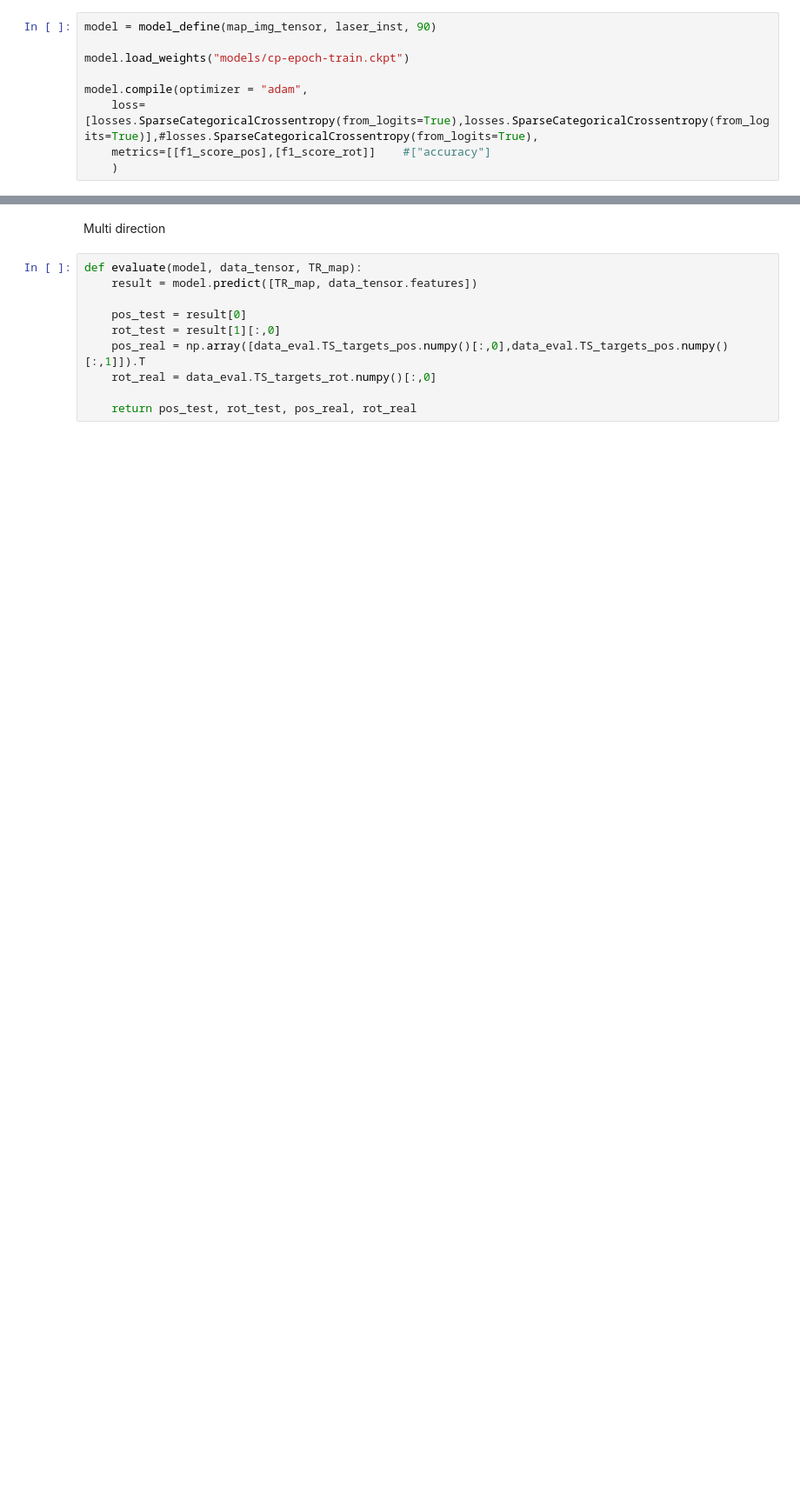
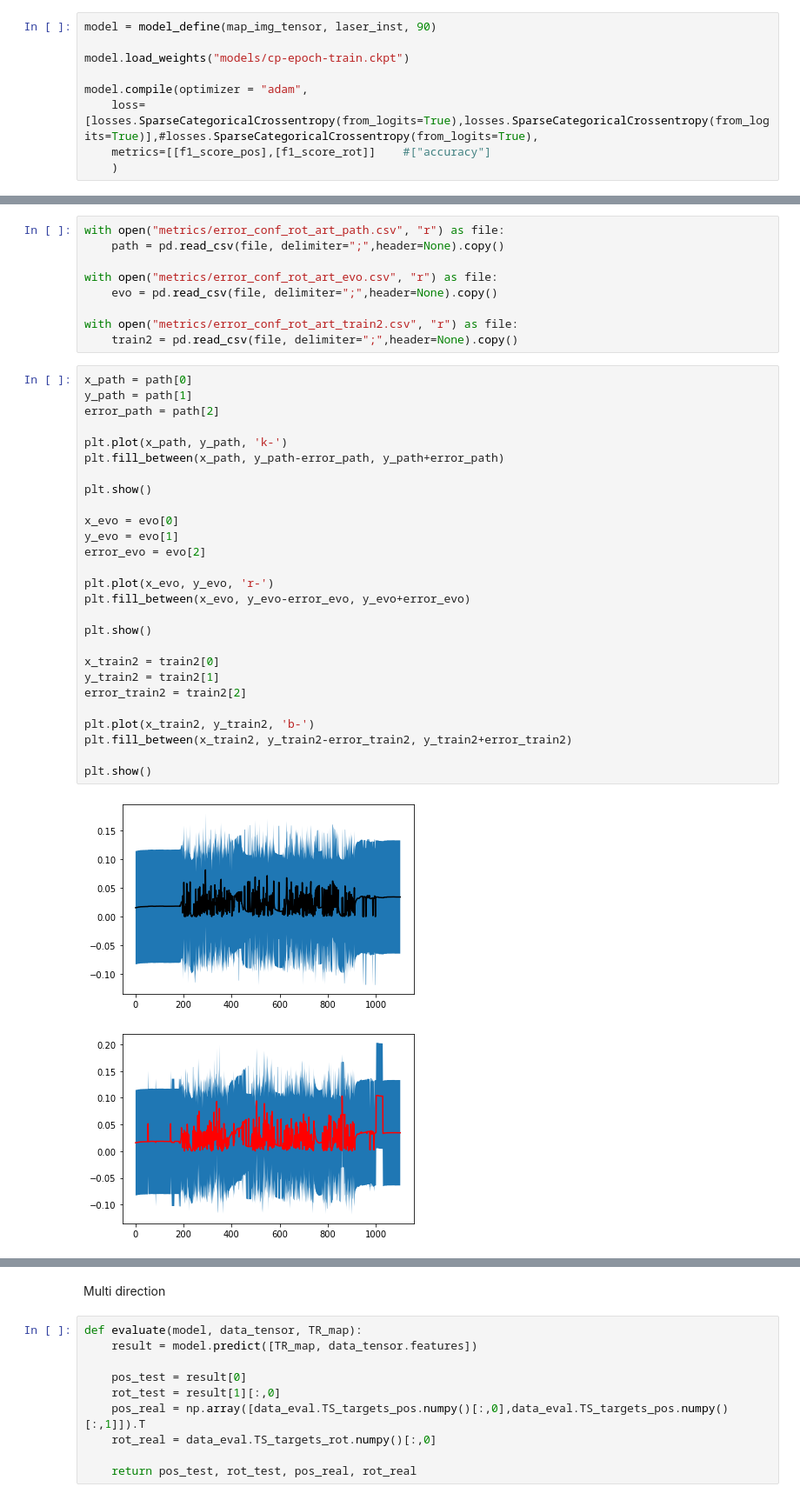
Before and after one commit to P1G1U/Thesis_AITronik, a Jupyter notebook: Half LiDAR Map/define_model.ipynb, the cells around one changed output, grey strips where cells are left out. Shown at 87% size. Cells and saved outputs as stored; diff of their text form; blank space fills up the shorter version.

```diff
--- a/Half LiDAR Map/define_model.ipynb
+++ b/Half LiDAR Map/define_model.ipynb
@@ -1203,0 +1397,39 @@ for index in range(len(map_masks)):
+# %%
+with open("metrics/error_conf_rot_art_path.csv", "r") as file:
+    path = pd.read_csv(file, delimiter=";",header=None).copy()
+
+with open("metrics/error_conf_rot_art_evo.csv", "r") as file:
+    evo = pd.read_csv(file, delimiter=";",header=None).copy()
+
+with open("metrics/error_conf_rot_art_train2.csv", "r") as file:
+    train2 = pd.read_csv(file, delimiter=";",header=None).copy()
+# %%
+x_path = path[0]
+y_path = path[1]
+error_path = path[2]
+
+plt.plot(x_path, y_path, 'k-')
+plt.fill_between(x_path, y_path-error_path, y_path+error_path)
+
+plt.show()
+
+x_evo = evo[0]
+y_evo = evo[1]
+error_evo = evo[2]
+
+plt.plot(x_evo, y_evo, 'r-')
+plt.fill_between(x_evo, y_evo-error_evo, y_evo+error_evo)
+
+plt.show()
+
+x_train2 = train2[0]
+y_train2 = train2[1]
+error_train2 = train2[2]
+
+plt.plot(x_train2, y_train2, 'b-')
+plt.fill_between(x_train2, y_train2-error_train2, y_train2+error_train2)
+
+plt.show()
+# %% [output]
+[figure, added]
+[figure, added]
```
Also changed, not shown: parts of 24 cells of this notebook, 7 other files.
